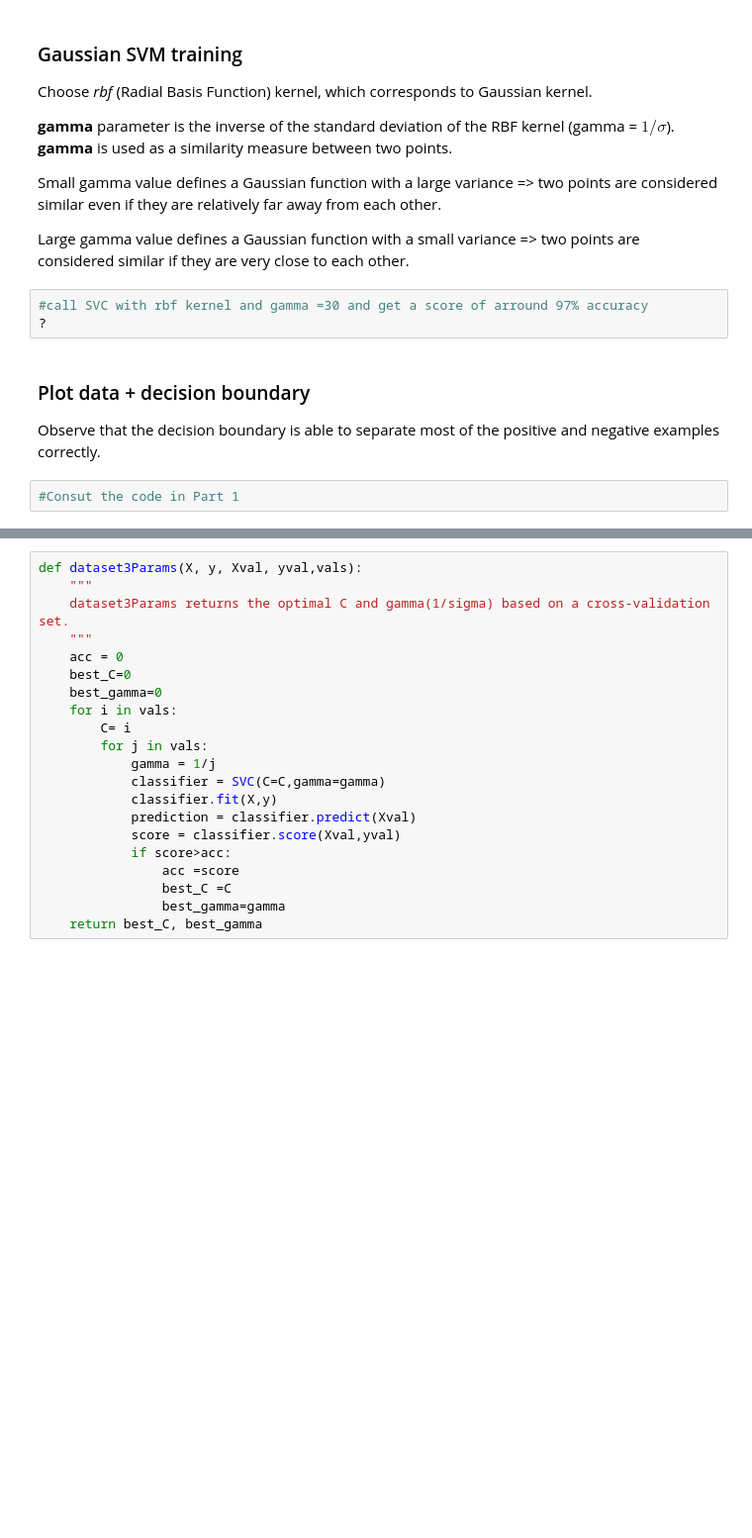
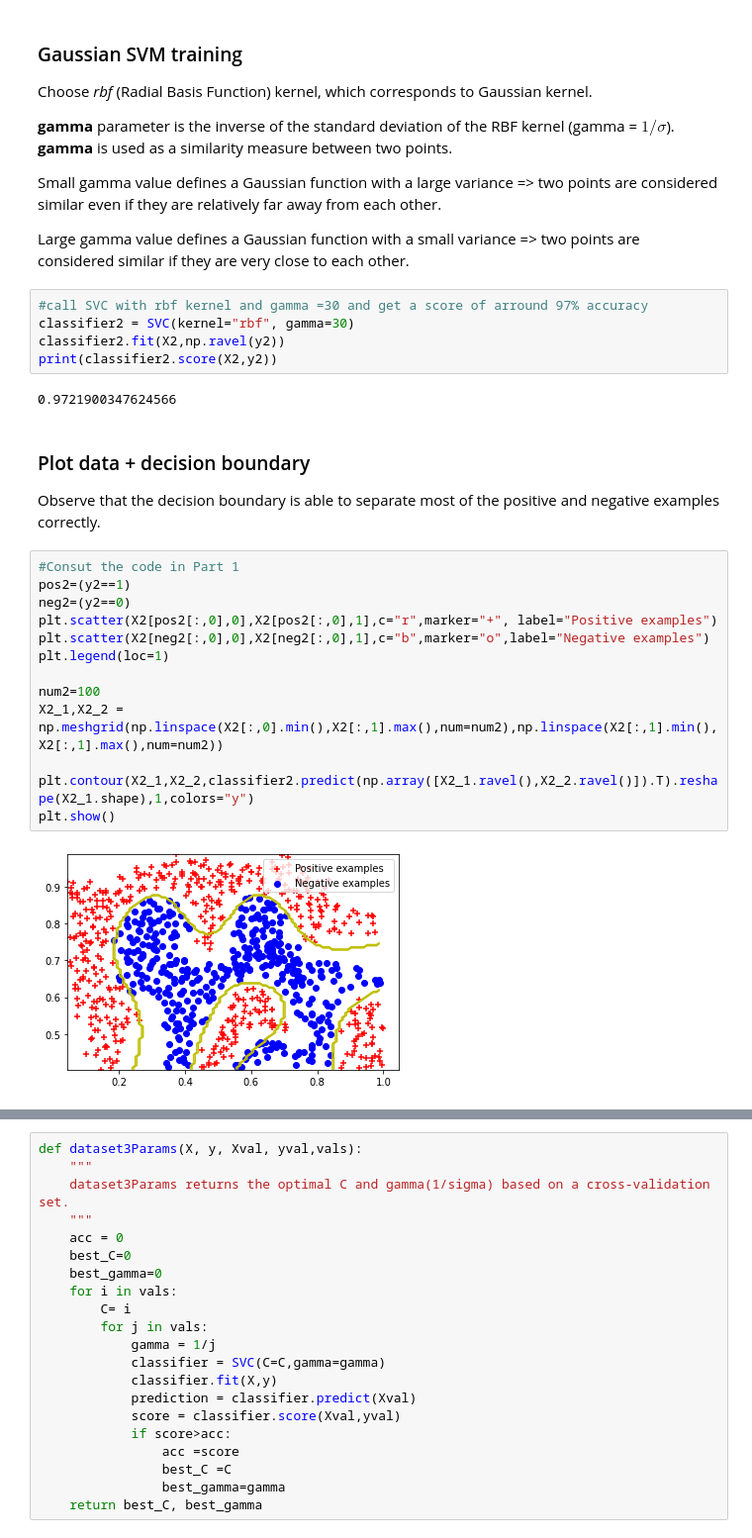
Before and after one commit to renanaferreira/FAA-repository, a Jupyter notebook: 06-Lab-SVM/SVM.ipynb, the cells around one changed output, grey strips where cells are left out. Shown: that part at 99% size. Saved outputs shown, nothing was run; the diff lists cells and outputs as text; blank space fills up the shorter version.

```diff
--- a/06-Lab-SVM/SVM.ipynb
+++ b/06-Lab-SVM/SVM.ipynb
@@ -113,13 +148,30 @@ Small gamma value defines a Gaussian function with a large variance => two point
 Large gamma value defines a Gaussian function with a small variance => two points are considered similar if they are very close to each other.
 # %%
 #call SVC with rbf kernel and gamma =30 and get a score of arround 97% accuracy
-?
+classifier2 = SVC(kernel="rbf", gamma=30)
+classifier2.fit(X2,np.ravel(y2))
+print(classifier2.score(X2,y2))
+# %% [output]
+0.9721900347624566
 # %% [markdown]
 ### Plot data + decision boundary
 
 Observe that the decision boundary is able to separate most of the positive and negative examples correctly.
-# %%
-#Consut the code in Part 1
+# %%
+#Consut the code in Part 1
+pos2=(y2==1)
+neg2=(y2==0)
+plt.scatter(X2[pos2[:,0],0],X2[pos2[:,0],1],c="r",marker="+", label="Positive examples")
+plt.scatter(X2[neg2[:,0],0],X2[neg2[:,0],1],c="b",marker="o",label="Negative examples")
+plt.legend(loc=1)
+
+num2=100
+X2_1,X2_2 = np.meshgrid(np.linspace(X2[:,0].min(),X2[:,1].max(),num=num2),np.linspace(X2[:,1].min(),X2[:,1].max(),num=num2))
+
+plt.contour(X2_1,X2_2,classifier2.predict(np.array([X2_1.ravel(),X2_2.ravel()]).T).reshape(X2_1.shape),1,colors="y")
+plt.show()
+# %% [output]
+[figure, added]
 # %% [markdown]
 ### PART 3  - Nonlinear SVM with Gaussian Kernels, optimization of C and  $\sigma$ (Dataset 3)
 
```
Also changed, not shown: parts of 14 cells of this notebook, 18 other files.
